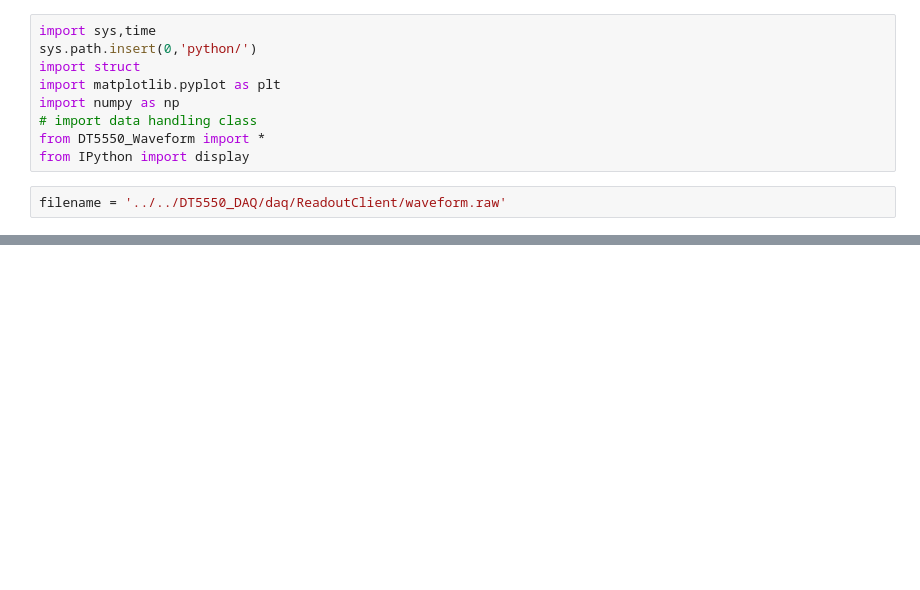
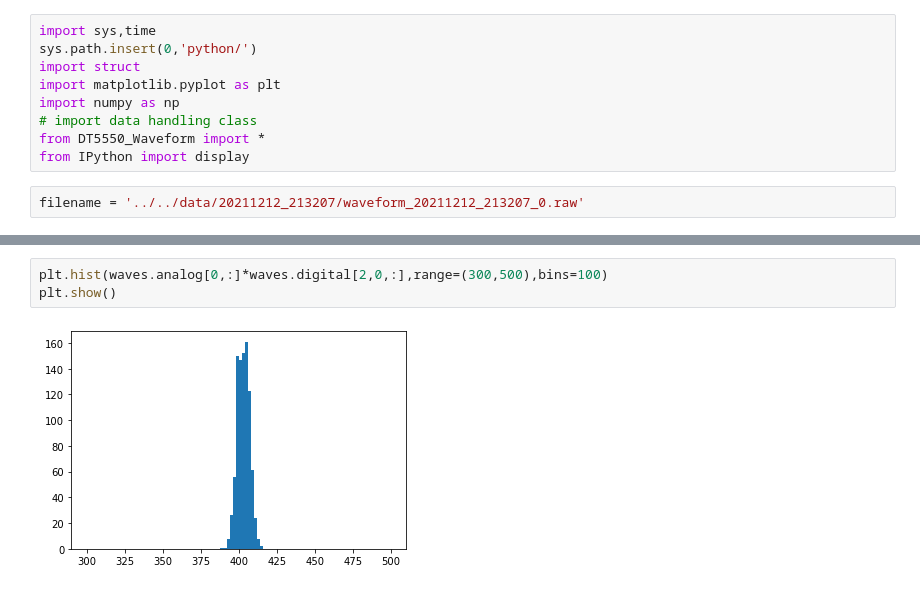
Before and after one commit to acolijn/DT5550_DAQ, a Jupyter notebook: analysis/waveform_plot.ipynb, the cells around one changed output, grey strips where cells are left out. Cells and saved outputs as stored; diff of their text form; blank space fills up the shorter version.

```diff
--- a/analysis/waveform_plot.ipynb
+++ b/analysis/waveform_plot.ipynb
@@ -8,4 +8,4 @@ import numpy as np
 from DT5550_Waveform import *
 from IPython import display
 # %%
-filename = '../../DT5550_DAQ/daq/ReadoutClient/waveform.raw'
+filename = '../../data/20211212_213207/waveform_20211212_213207_0.raw'
@@ -43 +47,6 @@ Open datafile: ../../DT5550_DAQ/daq/ReadoutClient/waveform.raw
+# %%
+plt.hist(waves.analog[0,:]*waves.digital[2,0,:],range=(300,500),bins=100)
+plt.show()
+# %% [output]
+[figure, added]
 # %%
```
Also changed, not shown: parts of 4 cells of this notebook, 6 other files.
